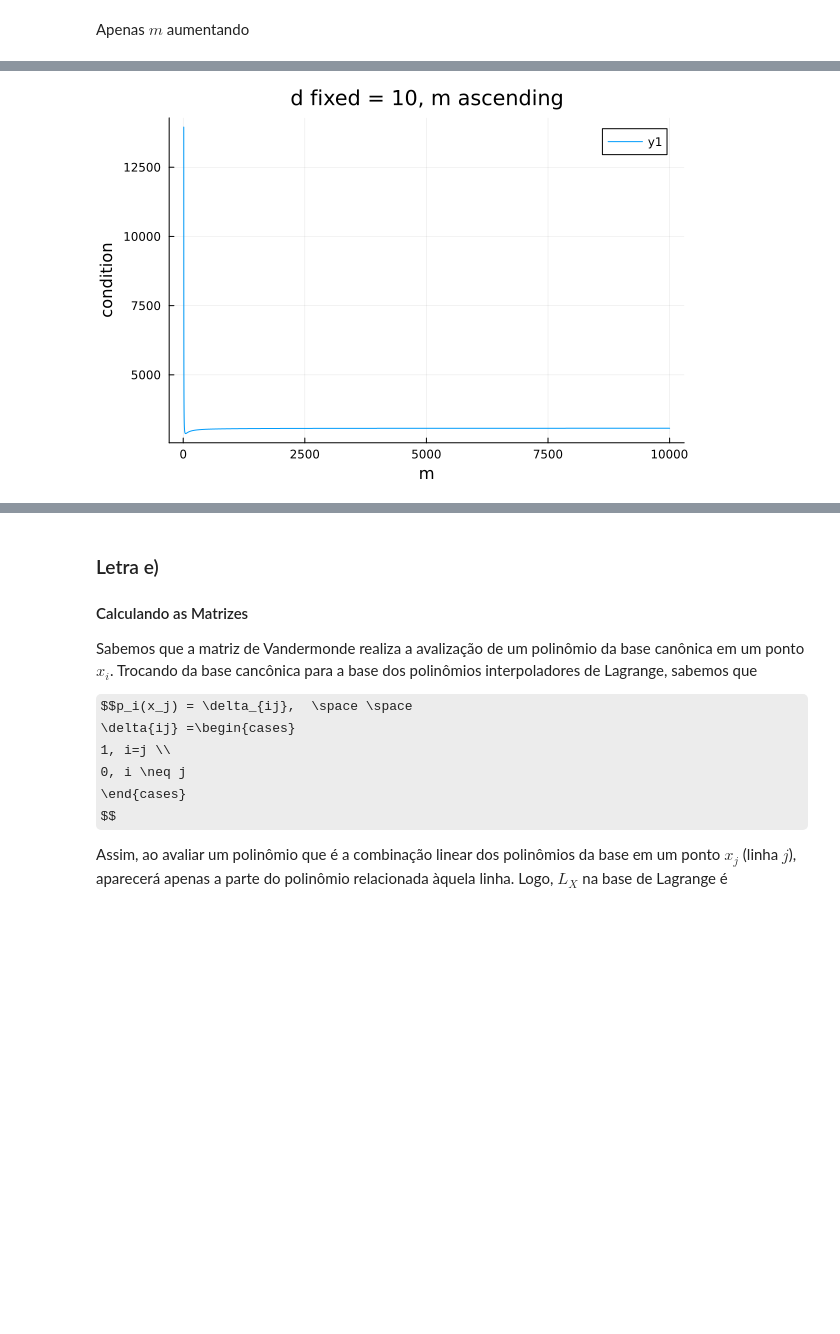
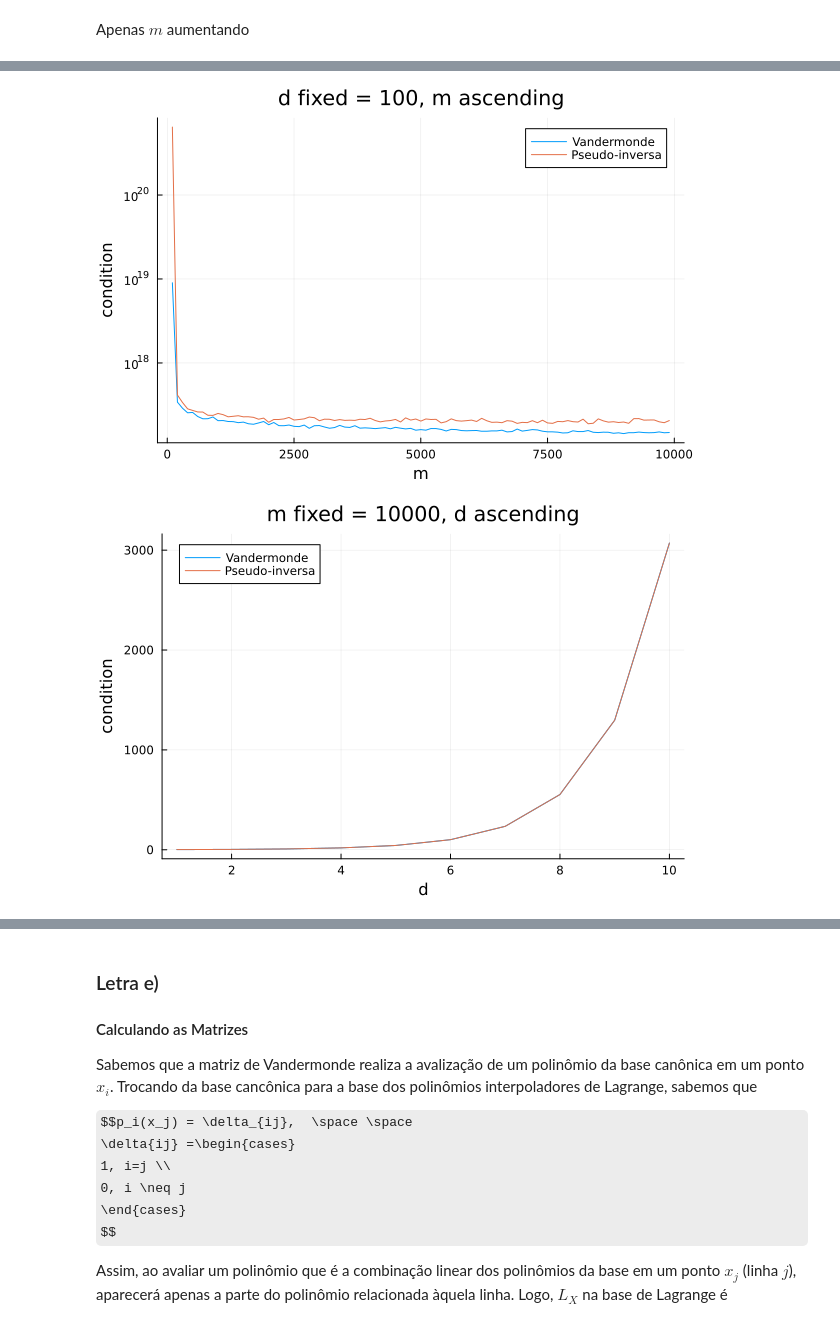
Before and after one commit to davi-dressler/polinomios_interpoladores, a Jupyter notebook: polinomios_interpoladores.ipynb, the cells around one changed output, grey strips where cells are left out. Cells and saved outputs as stored; diff of their text form; code cells hidden in the pictures; some formulas as TeX source; blank space fills up the shorter version.

```diff
--- a/polinomios_interpoladores.ipynb
+++ b/polinomios_interpoladores.ipynb
@@ -104,5 +121,9 @@ plot_condition_evaluated(1000, 4, true, false)
 # %%
-plot_condition_evaluated(10000, 10, true, false)
+plot_condition_evaluated(10000, 100, variate_m= true, variate_d= false, logscale = true)
 # %% [output]
-[figure, old version]
+[figure, new version]
+# %%
+plot_condition_evaluated(10000, 10, variate_m= false, variate_d= true)
+# %% [output]
+[figure, added]
 # %%
```
Also changed, not shown: parts of 32 cells of this notebook.
